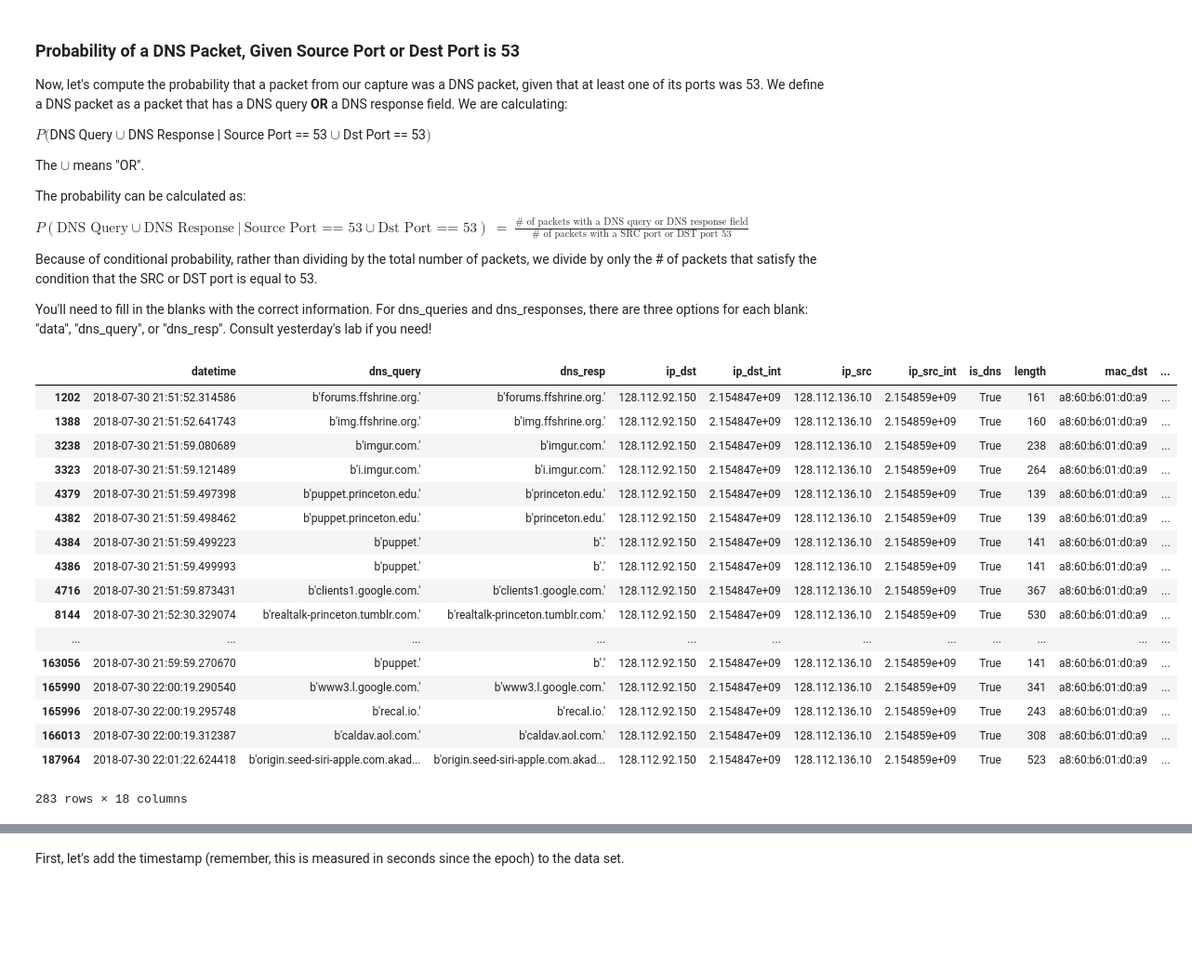
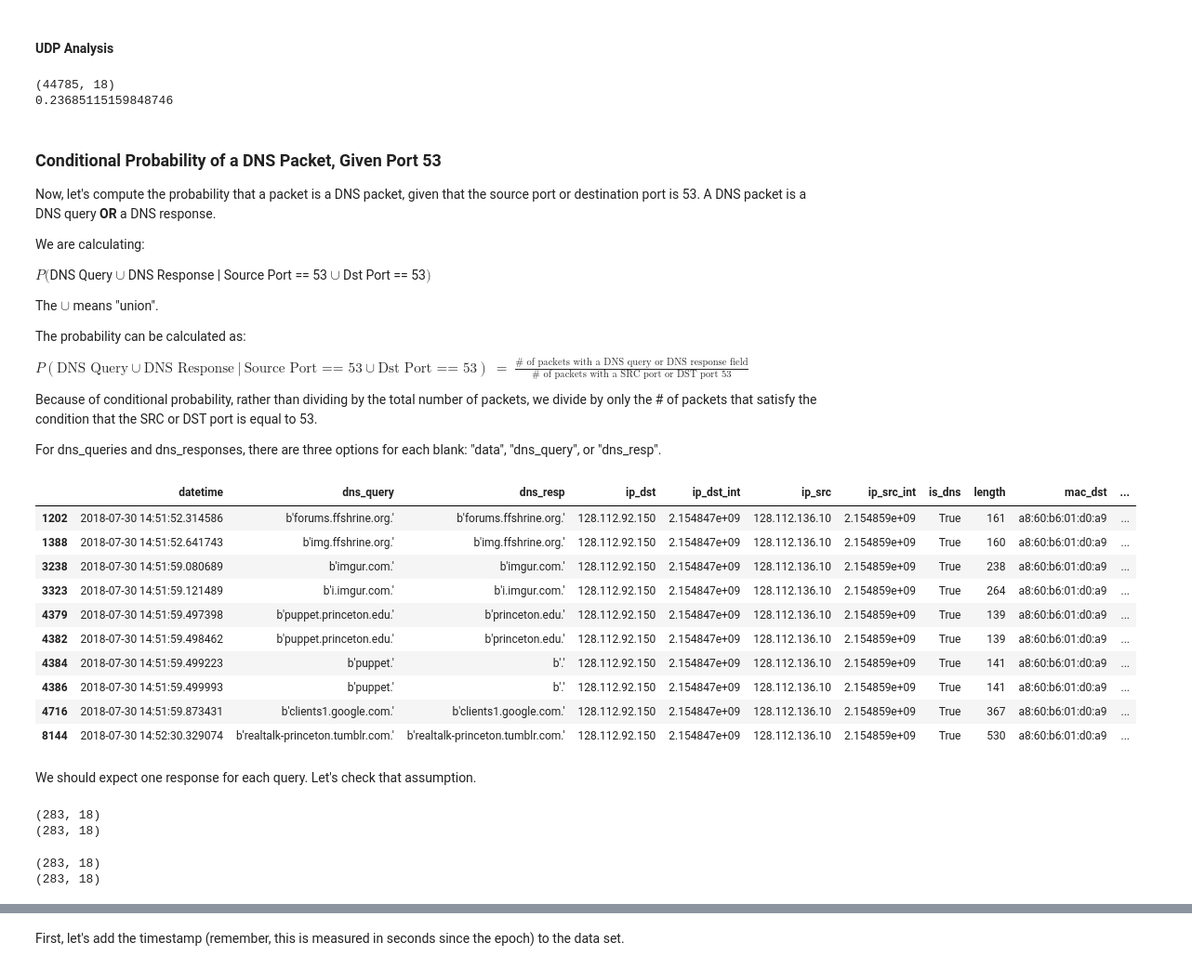
Before and after one commit to noise-lab/ml-networking, a Jupyter notebook: 3_Probability.ipynb, the cells around one changed output, grey strips where cells are left out. Shown at 93% size. Saved outputs shown, nothing was run; the diff lists cells and outputs as text; code cells hidden in the pictures; blank space fills up the shorter version.

```diff
--- a/3_Probability.ipynb
+++ b/3_Probability.ipynb
@@ -88,11 +91,27 @@ data.head(n=10)
+# %% [markdown]
+#### UDP Analysis
+# %%
+# len gives the number of packets in some data
+# number of TCP packets
+num_udp_packets = len(udp_packets)
+print(udp_packets.shape)
+
+udp_probability = num_udp_packets / num_total_packets # probability that a packet is a UDP packet
+
+print(udp_probability)
+# %% [output]
+(44785, 18)
+0.23685115159848746
 # %% [markdown]
-### Probability of a DNS Packet, Given Source Port or Dest Port is 53
+### Conditional Probability of a DNS Packet, Given Port 53
 
-Now, let's compute the probability that a packet from our capture was a DNS packet, given that at least one of its ports was 53. We define a DNS packet as a packet that has a DNS query **OR** a DNS response field. We are calculating:
+Now, let's compute the probability that a packet is a DNS packet, given that the source port or destination port is 53. A DNS packet is a DNS query **OR** a DNS response.
+
+We are calculating:
 
 $P($DNS Query $\cup$ DNS Response | Source Port == 53 $\cup$ Dst Port == 53$)$
 
-The $\cup$ means "OR".
+The $\cup$ means "union".
 
 The probability can be calculated as:
 
@@ -100,32 +119,43 @@ $P(\text{DNS Query} \cup \text{DNS Response}\ |\ \text{Source Port == 53} \cup \
 
 Because of conditional probability, rather than dividing by the total number of packets, we divide by only the # of packets that satisfy the condition that the SRC or DST port is equal to 53.
 
-You'll need to fill in the blanks with the correct information. For dns_queries and dns_responses, there are three options for each blank: "data", "dns_query", or "dns_resp". Consult yesterday's lab if you need!
+For dns_queries and dns_responses, there are three options for each blank: "data", "dns_query", or "dns_resp".
 # %%
-dns_queries = data.loc[data["dns_query"].notnull()] # packets with a DNS query column that isn't None
+# packets with a DNS query column that isn't None
+dns_queries = data.loc[data["dns_query"].notnull()] # This produces garbage.
 dns_queries = dns_queries.loc[dns_queries["port_dst"] == 53]
 
-dns_responses = data.loc[data["dns_resp"].notnull()] # packets with a DNS response column that isn't Nonedns_queries = dns_queries.loc[dns_queries["port_dst"] == 53]
+# packets with a DNS response column that isn't Nonedns_queries = dns_queries.loc[dns_queries["port_dst"] == 53]
+dns_responses = data.loc[data["dns_resp"].notnull()] # This produces garbage.
 dns_responses = dns_responses.loc[dns_responses["port_src"] == 53]
 
-dns_responses.head(n=600)
+dns_responses.head(n=10)
 # %% [output]
 |  | datetime | dns_query | dns_resp | ip_dst | ip_dst_int | ip_src | ip_src_int | is_dns | length | mac_dst | ... |
-| 1202 | 2018-07-30 21:51:52.314586 | b'forums.ffshrine.org.' | b'forums.ffshrine.org.' | 128.112.92.150 | 2.154847e+09 | 128.112.136.10 | 2.154859e+09 | True | 161 | a8:60:b6:01:d0:a9 | ... |
-| 1388 | 2018-07-30 21:51:52.641743 | b'img.ffshrine.org.' | b'img.ffshrine.org.' | 128.112.92.150 | 2.154847e+09 | 128.112.136.10 | 2.154859e+09 | True | 160 | a8:60:b6:01:d0:a9 | ... |
-| 3238 | 2018-07-30 21:51:59.080689 | b'imgur.com.' | b'imgur.com.' | 128.112.92.150 | 2.154847e+09 | 128.112.136.10 | 2.154859e+09 | True | 238 | a8:60:b6:01:d0:a9 | ... |
-| 3323 | 2018-07-30 21:51:59.121489 | b'i.imgur.com.' | b'i.imgur.com.' | 128.112.92.150 | 2.154847e+09 | 128.112.136.10 | 2.154859e+09 | True | 264 | a8:60:b6:01:d0:a9 | ... |
-| 4379 | 2018-07-30 21:51:59.497398 | b'puppet.princeton.edu.' | b'princeton.edu.' | 128.112.92.150 | 2.154847e+09 | 128.112.136.10 | 2.154859e+09 | True | 139 | a8:60:b6:01:d0:a9 | ... |
-| 4382 | 2018-07-30 21:51:59.498462 | b'puppet.princeton.edu.' | b'princeton.edu.' | 128.112.92.150 | 2.154847e+09 | 128.112.136.10 | 2.154859e+09 | True | 139 | a8:60:b6:01:d0:a9 | ... |
-| 4384 | 2018-07-30 21:51:59.499223 | b'puppet.' | b'.' | 128.112.92.150 | 2.154847e+09 | 128.112.136.10 | 2.154859e+09 | True | 141 | a8:60:b6:01:d0:a9 | ... |
-| 4386 | 2018-07-30 21:51:59.499993 | b'puppet.' | b'.' | 128.112.92.150 | 2.154847e+09 | 128.112.136.10 | 2.154859e+09 | True | 141 | a8:60:b6:01:d0:a9 | ... |
-| 4716 | 2018-07-30 21:51:59.873431 | b'clients1.google.com.' | b'clients1.google.com.' | 128.112.92.150 | 2.154847e+09 | 128.112.136.10 | 2.154859e+09 | True | 367 | a8:60:b6:01:d0:a9 | ... |
-| 8144 | 2018-07-30 21:52:30.329074 | b'realtalk-princeton.tumblr.com.' | b'realtalk-princeton.tumblr.com.' | 128.112.92.150 | 2.154847e+09 | 128.112.136.10 | 2.154859e+09 | True | 530 | a8:60:b6:01:d0:a9 | ... |
-| ... | ... | ... | ... | ... | ... | ... | ... | ... | ... | ... | ... |
-| 163056 | 2018-07-30 21:59:59.270670 | b'puppet.' | b'.' | 128.112.92.150 | 2.154847e+09 | 128.112.136.10 | 2.154859e+09 | True | 141 | a8:60:b6:01:d0:a9 | ... |
-| 165990 | 2018-07-30 22:00:19.290540 | b'www3.l.google.com.' | b'www3.l.google.com.' | 128.112.92.150 | 2.154847e+09 | 128.112.136.10 | 2.154859e+09 | True | 341 | a8:60:b6:01:d0:a9 | ... |
-| 165996 | 2018-07-30 22:00:19.295748 | b'recal.io.' | b'recal.io.' | 128.112.92.150 | 2.154847e+09 | 128.112.136.10 | 2.154859e+09 | True | 243 | a8:60:b6:01:d0:a9 | ... |
-| 166013 | 2018-07-30 22:00:19.312387 | b'caldav.aol.com.' | b'caldav.aol.com.' | 128.112.92.150 | 2.154847e+09 | 128.112.136.10 | 2.154859e+09 | True | 308 | a8:60:b6:01:d0:a9 | ... |
-| 187964 | 2018-07-30 22:01:22.624418 | b'origin.seed-siri-apple.com.akad... | b'origin.seed-siri-apple.com.akad... | 128.112.92.150 | 2.154847e+09 | 128.112.136.10 | 2.154859e+09 | True | 523 | a8:60:b6:01:d0:a9 | ... |
+| 1202 | 2018-07-30 14:51:52.314586 | b'forums.ffshrine.org.' | b'forums.ffshrine.org.' | 128.112.92.150 | 2.154847e+09 | 128.112.136.10 | 2.154859e+09 | True | 161 | a8:60:b6:01:d0:a9 | ... |
+| 1388 | 2018-07-30 14:51:52.641743 | b'img.ffshrine.org.' | b'img.ffshrine.org.' | 128.112.92.150 | 2.154847e+09 | 128.112.136.10 | 2.154859e+09 | True | 160 | a8:60:b6:01:d0:a9 | ... |
+| 3238 | 2018-07-30 14:51:59.080689 | b'imgur.com.' | b'imgur.com.' | 128.112.92.150 | 2.154847e+09 | 128.112.136.10 | 2.154859e+09 | True | 238 | a8:60:b6:01:d0:a9 | ... |
+| 3323 | 2018-07-30 14:51:59.121489 | b'i.imgur.com.' | b'i.imgur.com.' | 128.112.92.150 | 2.154847e+09 | 128.112.136.10 | 2.154859e+09 | True | 264 | a8:60:b6:01:d0:a9 | ... |
+| 4379 | 2018-07-30 14:51:59.497398 | b'puppet.princeton.edu.' | b'princeton.edu.' | 128.112.92.150 | 2.154847e+09 | 128.112.136.10 | 2.154859e+09 | True | 139 | a8:60:b6:01:d0:a9 | ... |
+| 4382 | 2018-07-30 14:51:59.498462 | b'puppet.princeton.edu.' | b'princeton.edu.' | 128.112.92.150 | 2.154847e+09 | 128.112.136.10 | 2.154859e+09 | True | 139 | a8:60:b6:01:d0:a9 | ... |
+| 4384 | 2018-07-30 14:51:59.499223 | b'puppet.' | b'.' | 128.112.92.150 | 2.154847e+09 | 128.112.136.10 | 2.154859e+09 | True | 141 | a8:60:b6:01:d0:a9 | ... |
+| 4386 | 2018-07-30 14:51:59.499993 | b'puppet.' | b'.' | 128.112.92.150 | 2.154847e+09 | 128.112.136.10 | 2.154859e+09 | True | 141 | a8:60:b6:01:d0:a9 | ... |
+| 4716 | 2018-07-30 14:51:59.873431 | b'clients1.google.com.' | b'clients1.google.com.' | 128.112.92.150 | 2.154847e+09 | 128.112.136.10 | 2.154859e+09 | True | 367 | a8:60:b6:01:d0:a9 | ... |
+| 8144 | 2018-07-30 14:52:30.329074 | b'realtalk-princeton.tumblr.com.' | b'realtalk-princeton.tumblr.com.' | 128.112.92.150 | 2.154847e+09 | 128.112.136.10 | 2.154859e+09 | True | 530 | a8:60:b6:01:d0:a9 | ... |
-283 rows × 18 columns
+# %% [markdown]
+We should expect one response for each query. Let's check that assumption.
+# %%
+print(dns_queries.shape)
+print(dns_responses.shape)
+# %% [output]
+(283, 18)
+(283, 18)
+# %%
+src_port_53 = data.loc[data["port_src"] == 53]
+dst_port_53 = data.loc[data["port_dst"] == 53]
+print(src_port_53.shape)
+print(dst_port_53.shape)
+# %% [output]
+(283, 18)
+(283, 18)
 # %%
```
Also changed, not shown: parts of 29 cells of this notebook.
